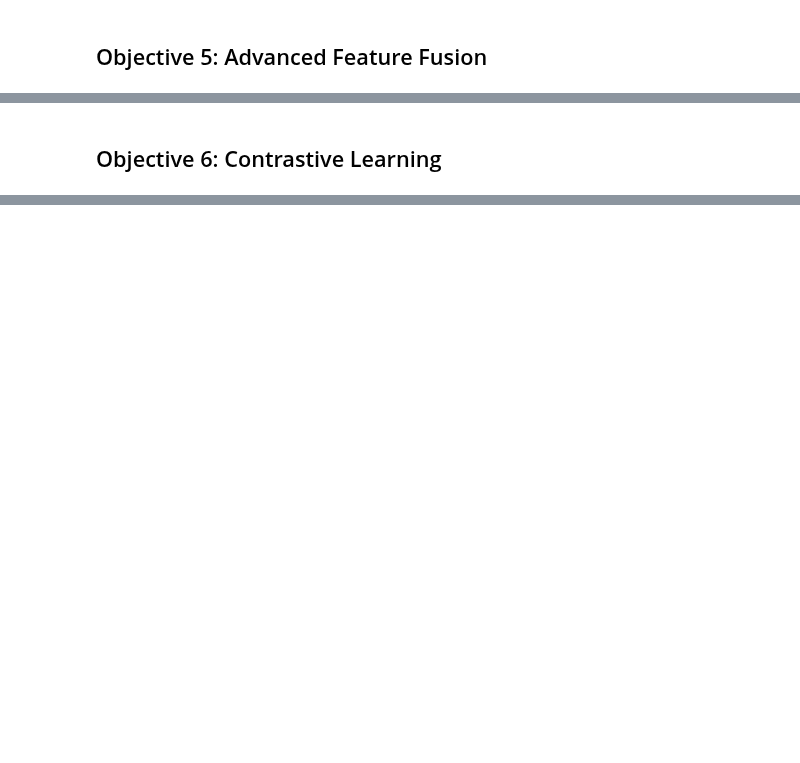
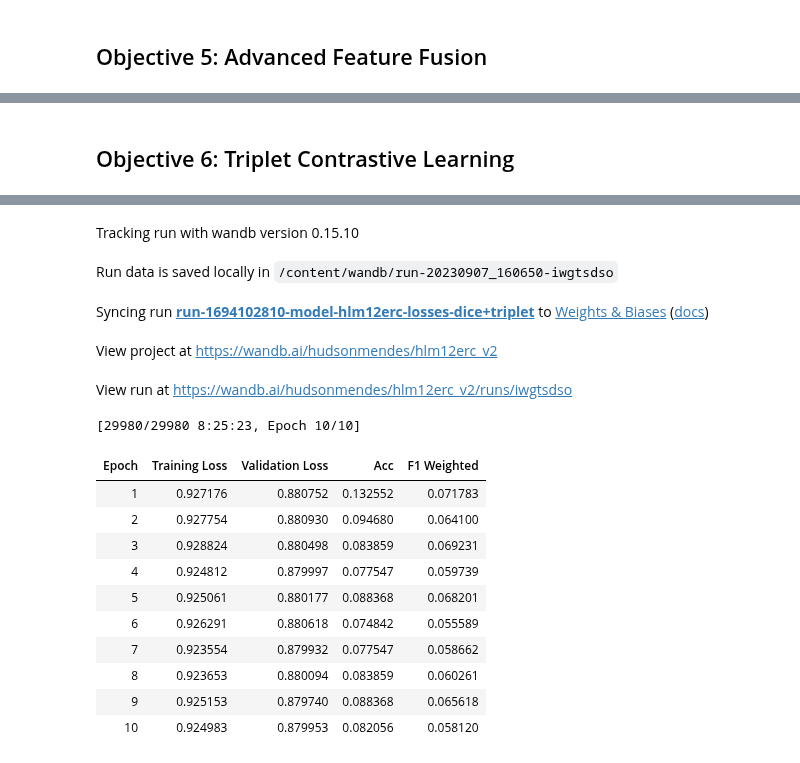
Before and after one commit to hudsonmendes/uolondon-cm3070-fp, a Jupyter notebook: dev/mlops.ipynb, the cells around one changed output, grey strips where cells are left out. Saved outputs shown, nothing was run; the diff lists cells and outputs as text; code cells hidden in the pictures; blank space fills up the shorter version.

```diff
--- a/dev/mlops.ipynb
+++ b/dev/mlops.ipynb
@@ -409,2 +406,12 @@ True
 # %% [markdown]
 ## Training & Evaluation Helpers
+# %%
+import os
+from hlm12erc.modelling import ERCConfigLoader
+
+retinaface_config = ERCConfigLoader(dir_configs / f"adv-visual-retinaface.yml").load()
+retinaface_weights = retinaface_config.visual_preprocess_retinaface_weights_path
+if not os.path.exists(retinaface_weights):
+  !mkdir -p .weights_cache/
+  !cp /content/drive/MyDrive/Models/torch/weights/retinaface_resnet50.pth $retinaface_weights
+  print(f"RetinaFace/ResNet50 weights copied into '{retinaface_weights}'")
@@ -412,17 +421,30 @@ True
 from typing import Tuple
 from hlm12erc.modelling import ERCConfigLoader, ERCModel
 from hlm12erc.training import ERCTrainer, MeldDataset
-
+from hlm12erc.training.meld_record_preprocessor_visual import MeldVisualPreprocessorFilepathToFaceOnlyImage
 
 def train_model(
     config_name: str,
     datasets: Tuple[MeldDataset, MeldDataset],
     n_epochs: int,
     batch_size: int,
-) -> Tuple[str, ERCModel]:
-    model_config = ERCConfigLoader(dir_configs / f"{config_name}.yml").load()
-    model_trainer = ERCTrainer(model_config)
-    _, model_instance = model_trainer.train(
-        data=datasets, n_epochs=n_epochs, batch_size=batch_size, save_to=(dir_target), device=device
-    )
-    return model_instance
+  ) -> Tuple[str, ERCModel]:
+
+  # loading configuration and model architecture
+  model_config = ERCConfigLoader(dir_configs / f"{config_name}.yml").load()
+  model_trainer = ERCTrainer(model_config)
+
+  # if the configuration requires preprocessing faceonly, we prepare the datasets for i
+  if model_config.visual_preprocess_faceonly:
+    retinaface_weights = pathlib.Path(retinaface_config.visual_preprocess_retinaface_weights_path)
+    pp_faceonly = MeldVisualPreprocessorFilepathToFaceOnlyImage(retinaface_weights, device=device)
+    datasets = tuple([ds.preprocessing_with(pp_faceonly) for ds in datasets])
+
+  # training and returning model_instance
+  _, model_instance = model_trainer.train(
+      data=datasets,
+      n_epochs=n_epochs,
+      batch_size=batch_size,
+      save_to=(dir_target),
+      device=device)
+  return model_instance
@@ -1243,2 +1511,7 @@ Run summary:
 # %% [markdown]
-## Objective 6: Contrastive Learning
+## Objective 6: Triplet Contrastive Learning
+# %%
+# running on A100, batch_size can be set to 11
+# batch_size=11 => 5 pairs of 2 examples (positive) + 1 standalone (negative) example, for the triplets
+model_losses_dice_triplet = train_model("losses-dice+triplet", datasets=(ds_train, ds_valid), n_epochs=10, batch_size=11)
+# %% [output]
@@ -1244,0 +1523,17 @@ Run summary:
+Tracking run with wandb version 0.15.10
+Run data is saved locally in /content/wandb/run-20230907_160650-iwgtsdso
+Syncing run run-1694102810-model-hlm12erc-losses-dice+triplet to Weights & Biases (docs)
+View project at https://wandb.ai/hudsonmendes/hlm12erc_v2
+View run at https://wandb.ai/hudsonmendes/hlm12erc_v2/runs/iwgtsdso
+[29980/29980 8:25:23, Epoch 10/10]
+| Epoch | Training Loss | Validation Loss | Acc | F1 Weighted |
+| 1 | 0.927176 | 0.880752 | 0.132552 | 0.071783 |
+| 2 | 0.927754 | 0.880930 | 0.094680 | 0.064100 |
+| 3 | 0.928824 | 0.880498 | 0.083859 | 0.069231 |
+| 4 | 0.924812 | 0.879997 | 0.077547 | 0.059739 |
+| 5 | 0.925061 | 0.880177 | 0.088368 | 0.068201 |
+| 6 | 0.926291 | 0.880618 | 0.074842 | 0.055589 |
+| 7 | 0.923554 | 0.879932 | 0.077547 | 0.058662 |
+| 8 | 0.923653 | 0.880094 | 0.083859 | 0.060261 |
+| 9 | 0.925153 | 0.879740 | 0.088368 | 0.065618 |
+| 10 | 0.924983 | 0.879953 | 0.082056 | 0.058120 |
```
Also changed, not shown: parts of 39 cells of this notebook.
